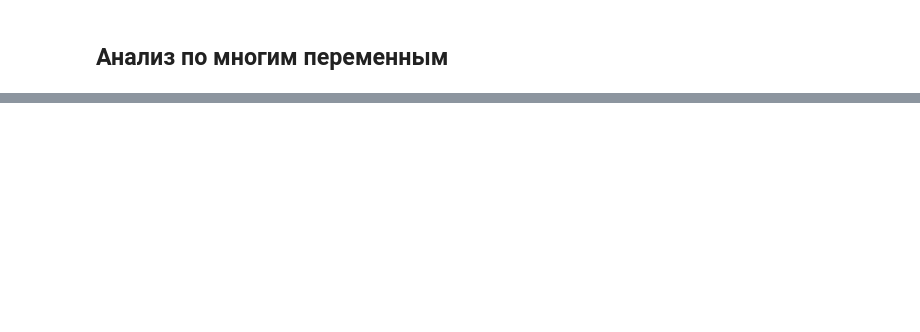
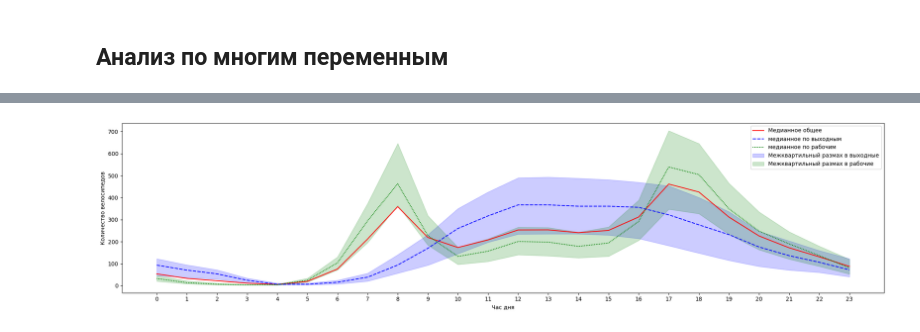
Before and after one commit to Kanogame/bikeshare, a Jupyter notebook: notebooks/01_eda.ipynb, the cells around one changed output, grey strips where cells are left out. Saved outputs shown, nothing was run; the diff lists cells and outputs as text; code cells hidden in the pictures; blank space fills up the shorter version.

```diff
--- a/notebooks/01_eda.ipynb
+++ b/notebooks/01_eda.ipynb
@@ -117,0 +120,16 @@ fig.set_size_inches(14, 14)
+# %%
+def quantile(x: pd.Series, workday: int, q: float) -> float:
+    return x[raw_bikes.loc[x.index, "workingday"] == workday].quantile(q)
+
+bikes_cnt_by_hr = raw_bikes.groupby("hr").agg(
+    total_median=("cnt", "mean"),
+    weekends_median=("cnt", lambda x: quantile(x, 0, 0.5)),
+    weekends_q25=("cnt", lambda x: quantile(x, 0, 0.25)),
+    weekends_q75=("cnt", lambda x: quantile(x, 0, 0.75)),
+
+    workday_median=("cnt", lambda x: quantile(x, 1, 0.5)),
+    workday_q25=("cnt", lambda x: quantile(x, 1, 0.25)),
+    workday_q75=("cnt", lambda x: quantile(x, 1, 0.75)),
+)
+
+bikes_cnt_by_hr.head()
@@ -117,0 +144,45 @@ fig.set_size_inches(14, 14)
+# %%
+f, ax = plt.subplots(figsize=(20, 5))
+
+bikes_plot = bikes_cnt_by_hr[
+    ["total_median", "weekends_median", "workday_median"]
+].copy()
+bikes_plot.columns = [
+    "Медианное общее",
+    "медианное по выходным",
+    "медианное по рабочим",
+]
+
+sns.lineplot(
+    data=bikes_plot,
+    ax=ax,
+    palette=["red", "blue", "green"],
+)
+
+plt.fill_between(
+    bikes_cnt_by_hr.index,
+    bikes_cnt_by_hr["weekends_q25"],
+    bikes_cnt_by_hr["weekends_q75"],
+    alpha=0.2,
+    color="blue",
+    label="Межквартильный размах в выходные",
+)
+
+plt.fill_between(
+    bikes_cnt_by_hr.index,
+    bikes_cnt_by_hr["workday_q25"],
+    bikes_cnt_by_hr["workday_q75"],
+    alpha=0.2,
+    color="green",
+    label="Межквартильный размах в рабочие",
+)
+
+plt.xticks(range(0, 24))
+
+plt.xlabel("Час дня")
+plt.ylabel("Количество велосипедов")
+plt.legend()
+plt.tight_layout()
+plt.show()
+# %% [output]
+[figure, added]
```
Also changed, not shown: parts of 28 cells of this notebook, 4 other files.
